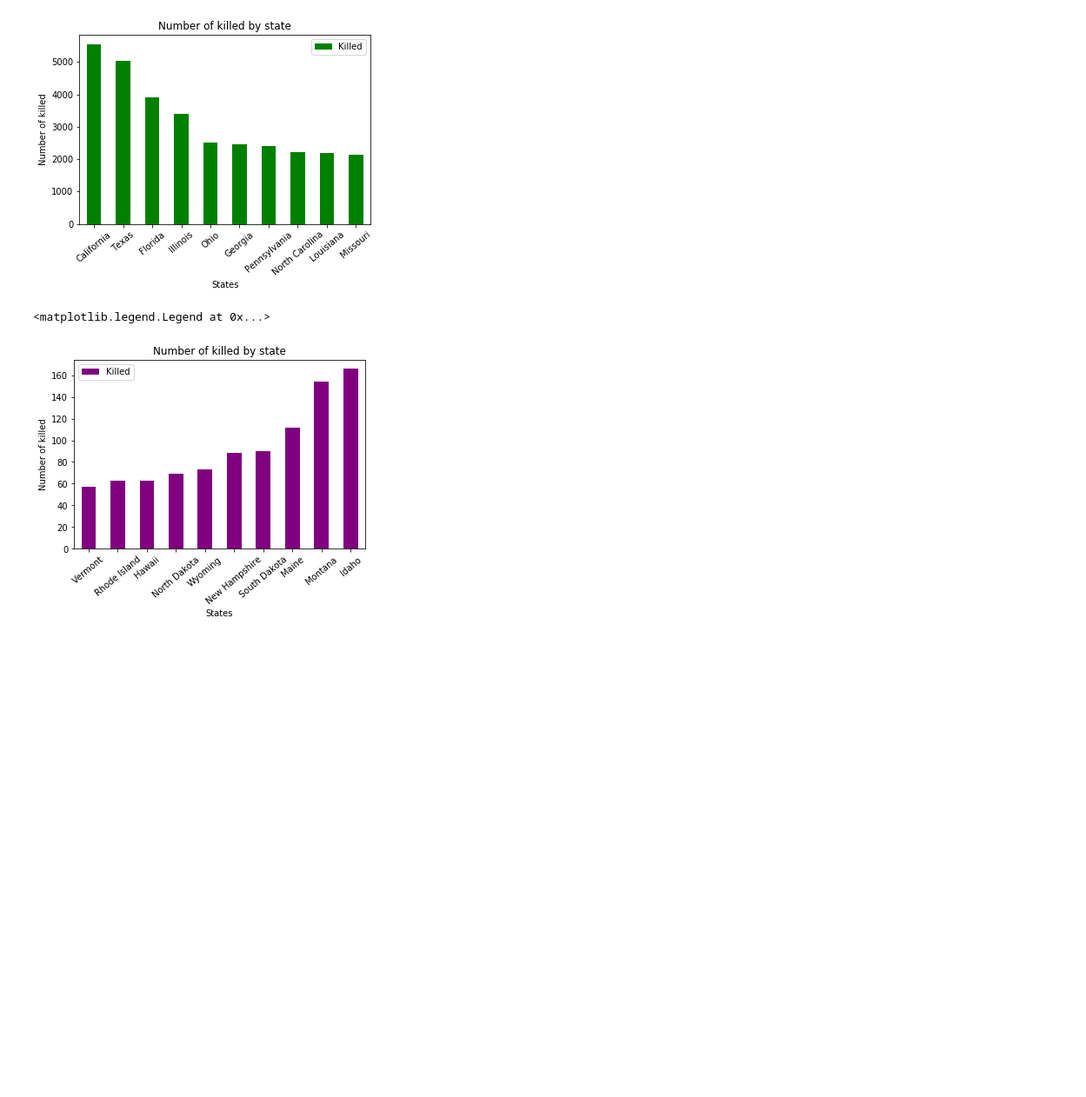
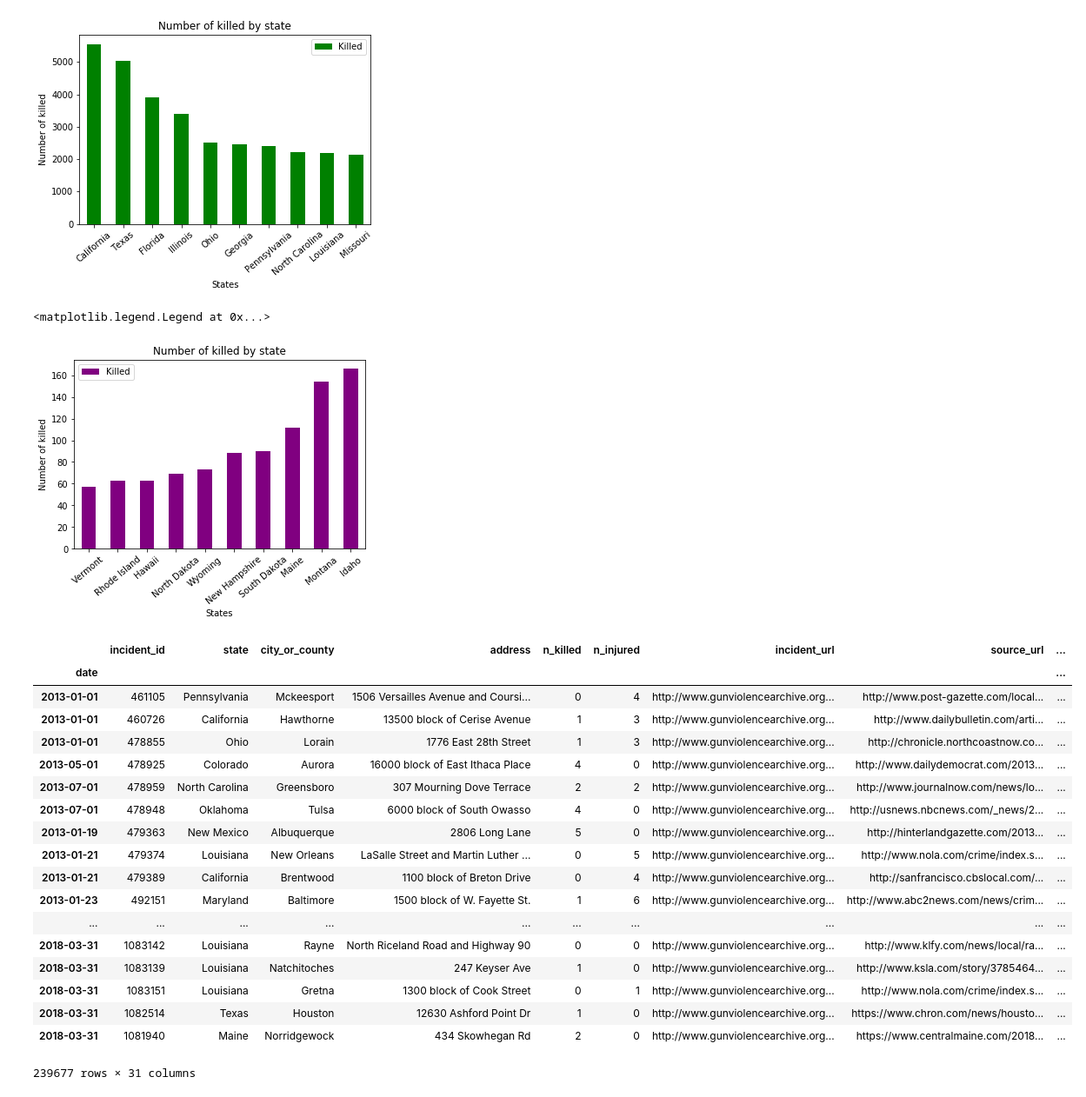
Before and after one commit to palolo02/Project1, a Jupyter notebook: Project.ipynb, the cells around one changed output. Shown: that part at 87% size. Cells and saved outputs as stored; diff of their text form; code cells hidden in the pictures; blank space fills up the shorter version.

```diff
--- a/Project.ipynb
+++ b/Project.ipynb
@@ -66,0 +70,29 @@ plt.legend(['Killed'])
+# %%
+type(df2.index)
+
+#Create new columns with day, month and year
+df2['day'] = df2.index.day
+df2['month'] = df2.index.month
+df2['year'] = df2.index.year
+
+df2
+# %% [output]
+|  | incident_id | state | city_or_county | address | n_killed | n_injured | incident_url | source_url | ... |
+| date |  |  |  |  |  |  |  |  | ... |
+| 2013-01-01 | 461105 | Pennsylvania | Mckeesport | 1506 Versailles Avenue and Coursi... | 0 | 4 | http://www.gunviolencearchive.org... | http://www.post-gazette.com/local... | ... |
+| 2013-01-01 | 460726 | California | Hawthorne | 13500 block of Cerise Avenue | 1 | 3 | http://www.gunviolencearchive.org... | http://www.dailybulletin.com/arti... | ... |
+| 2013-01-01 | 478855 | Ohio | Lorain | 1776 East 28th Street | 1 | 3 | http://www.gunviolencearchive.org... | http://chronicle.northcoastnow.co... | ... |
+| 2013-05-01 | 478925 | Colorado | Aurora | 16000 block of East Ithaca Place | 4 | 0 | http://www.gunviolencearchive.org... | http://www.dailydemocrat.com/2013... | ... |
+| 2013-07-01 | 478959 | North Carolina | Greensboro | 307 Mourning Dove Terrace | 2 | 2 | http://www.gunviolencearchive.org... | http://www.journalnow.com/news/lo... | ... |
+| 2013-07-01 | 478948 | Oklahoma | Tulsa | 6000 block of South Owasso | 4 | 0 | http://www.gunviolencearchive.org... | http://usnews.nbcnews.com/_news/2... | ... |
+| 2013-01-19 | 479363 | New Mexico | Albuquerque | 2806 Long Lane | 5 | 0 | http://www.gunviolencearchive.org... | http://hinterlandgazette.com/2013... | ... |
+| 2013-01-21 | 479374 | Louisiana | New Orleans | LaSalle Street and Martin Luther ... | 0 | 5 | http://www.gunviolencearchive.org... | http://www.nola.com/crime/index.s... | ... |
+| 2013-01-21 | 479389 | California | Brentwood | 1100 block of Breton Drive | 0 | 4 | http://www.gunviolencearchive.org... | http://sanfrancisco.cbslocal.com/... | ... |
+| 2013-01-23 | 492151 | Maryland | Baltimore | 1500 block of W. Fayette St. | 1 | 6 | http://www.gunviolencearchive.org... | http://www.abc2news.com/news/crim... | ... |
+| ... | ... | ... | ... | ... | ... | ... | ... | ... | ... |
+| 2018-03-31 | 1083142 | Louisiana | Rayne | North Riceland Road and Highway 90 | 0 | 0 | http://www.gunviolencearchive.org... | http://www.klfy.com/news/local/ra... | ... |
+| 2018-03-31 | 1083139 | Louisiana | Natchitoches | 247 Keyser Ave | 1 | 0 | http://www.gunviolencearchive.org... | http://www.ksla.com/story/3785464... | ... |
+| 2018-03-31 | 1083151 | Louisiana | Gretna | 1300 block of Cook Street | 0 | 1 | http://www.gunviolencearchive.org... | http://www.nola.com/crime/index.s... | ... |
+| 2018-03-31 | 1082514 | Texas | Houston | 12630 Ashford Point Dr | 1 | 0 | http://www.gunviolencearchive.org... | https://www.chron.com/news/housto... | ... |
+| 2018-03-31 | 1081940 | Maine | Norridgewock | 434 Skowhegan Rd | 2 | 0 | http://www.gunviolencearchive.org... | https://www.centralmaine.com/2018... | ... |
+239677 rows × 31 columns
```
Also changed, not shown: parts of 11 cells of this notebook.
